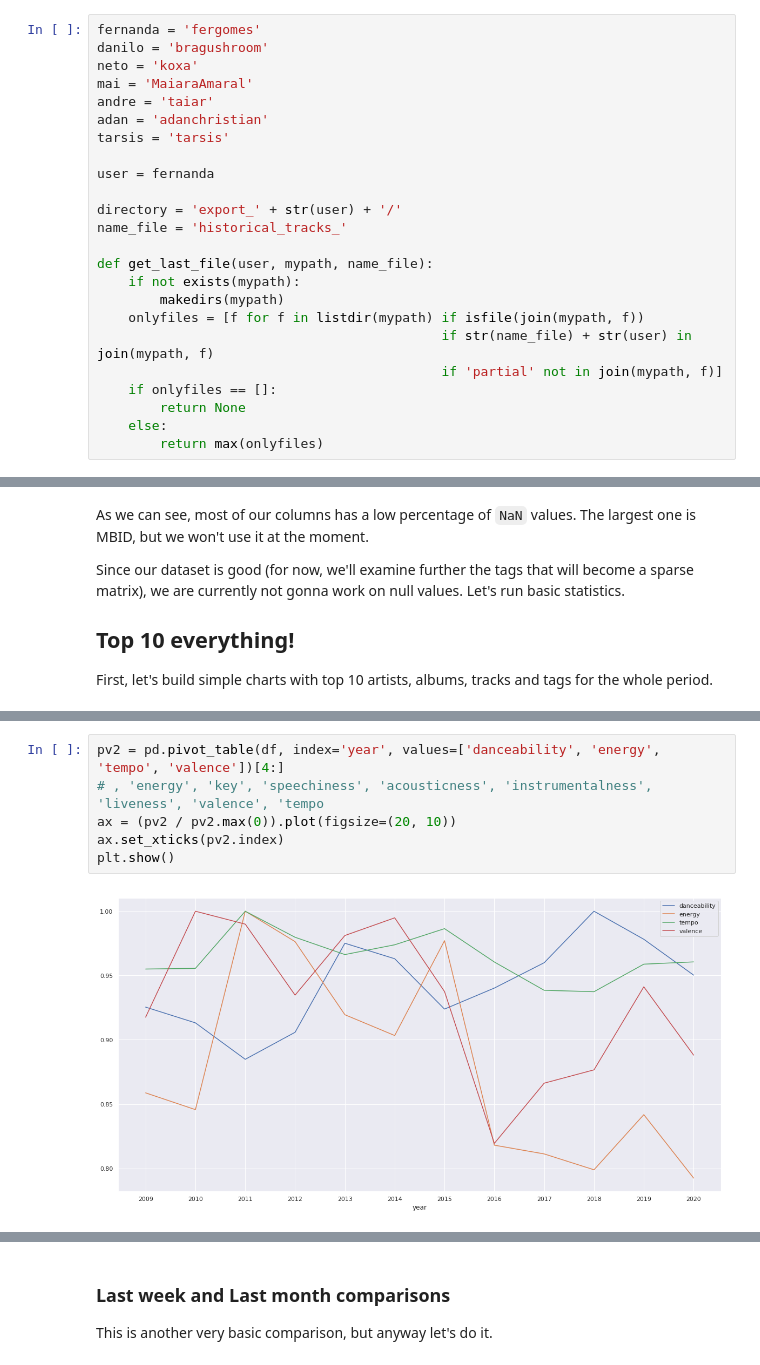
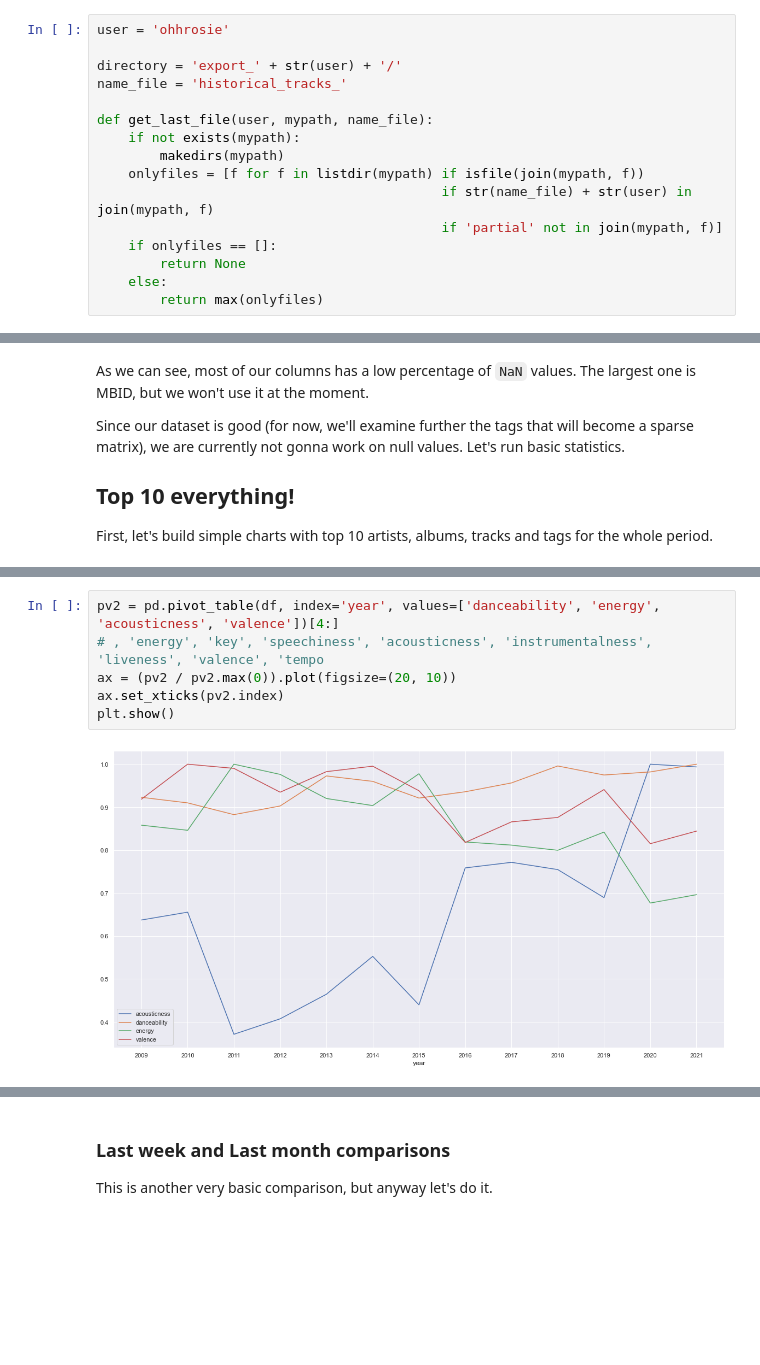
Before and after one commit to gomesfernanda/gettoknow, a Jupyter notebook: lastfm_analysis-Copy1.ipynb, the cells around one changed output, grey strips where cells are left out. Saved outputs shown, nothing was run; the diff lists cells and outputs as text; blank space fills up the shorter version.

```diff
--- a/lastfm_analysis-Copy1.ipynb
+++ b/lastfm_analysis-Copy1.ipynb
@@ -29,15 +29,7 @@ import numpy as np
 # %% [markdown]
 Since our script to collect historical listening data creates new files for increments, we'll define a function that gets the latest file:
 # %%
-fernanda = 'fergomes'
-danilo = 'bragushroom'
-neto = 'koxa'
-mai = 'MaiaraAmaral'
-andre = 'taiar'
-adan = 'adanchristian'
-tarsis = 'tarsis'
-
-user = fernanda
+user = 'ohhrosie'
 
 directory = 'export_' + str(user) + '/'
 name_file = 'historical_tracks_'
@@ -308,11 +300,11 @@ plt.show()
 # %%
-pv2 = pd.pivot_table(df, index='year', values=['danceability', 'energy', 'tempo', 'valence'])[4:]
+pv2 = pd.pivot_table(df, index='year', values=['danceability', 'energy', 'acousticness', 'valence'])[4:]
 # , 'energy', 'key', 'speechiness', 'acousticness', 'instrumentalness', 'liveness', 'valence', 'tempo
 ax = (pv2 / pv2.max(0)).plot(figsize=(20, 10))
 ax.set_xticks(pv2.index)
 plt.show()
 # %% [output]
-[figure, old version]
+[figure, new version]
 # %%
 pv2 = pd.pivot_table(df, index='month', values=['danceability', 'energy', 'valence'])
 # , 'energy', 'key', 'speechiness', 'acousticness', 'instrumentalness', 'liveness', 'valence', 'tempo
```
Also changed, not shown: parts of 13 cells of this notebook, 11 other files.
